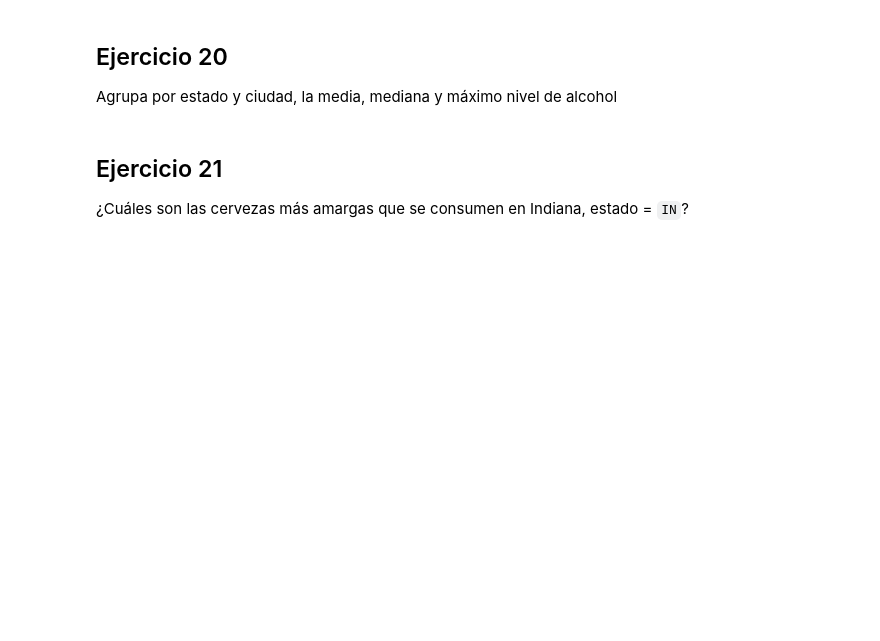
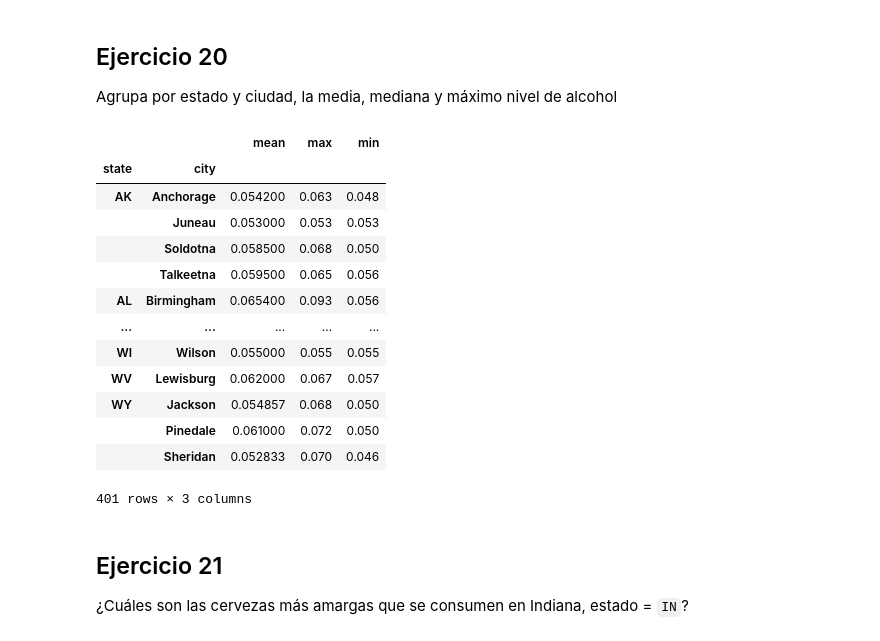
Before and after one commit to rou-tz/2026-02-BILBAO-FT-Data-Science, a Jupyter notebook: 2-Data_Analysis/2-Pandas/Practica/6-Beers/birras_repaso_Ruben.ipynb, the cells around one changed output. Drawn from its saved outputs; the diff is of its cells as text; code cells hidden in the pictures; blank space fills up the shorter version.

```diff
--- a/2-Data_Analysis/2-Pandas/Practica/6-Beers/birras_repaso_Ruben.ipynb
+++ b/2-Data_Analysis/2-Pandas/Practica/6-Beers/birras_repaso_Ruben.ipynb
@@ -444,6 +444,23 @@ Length: 551, dtype: str
 # %% [markdown]
 ## Ejercicio 20
 Agrupa por estado y ciudad, la media, mediana y máximo nivel de alcohol
+# %%
+all.groupby(['state','city'])['abv'].aggregate(['mean','max','min'])
+# %% [output]
+|  |  | mean | max | min |
+| state | city |  |  |  |
+| AK | Anchorage | 0.054200 | 0.063 | 0.048 |
+|  | Juneau | 0.053000 | 0.053 | 0.053 |
+|  | Soldotna | 0.058500 | 0.068 | 0.050 |
+|  | Talkeetna | 0.059500 | 0.065 | 0.056 |
+| AL | Birmingham | 0.065400 | 0.093 | 0.056 |
+| ... | ... | ... | ... | ... |
+| WI | Wilson | 0.055000 | 0.055 | 0.055 |
+| WV | Lewisburg | 0.062000 | 0.067 | 0.057 |
+| WY | Jackson | 0.054857 | 0.068 | 0.050 |
+|  | Pinedale | 0.061000 | 0.072 | 0.050 |
+|  | Sheridan | 0.052833 | 0.070 | 0.046 |
+401 rows × 3 columns
 # %% [markdown]
 ## Ejercicio 21
 ¿Cuáles son las cervezas más amargas que se consumen en Indiana, estado = `IN`?
```
Also changed, not shown: parts of 4 cells of this notebook.
